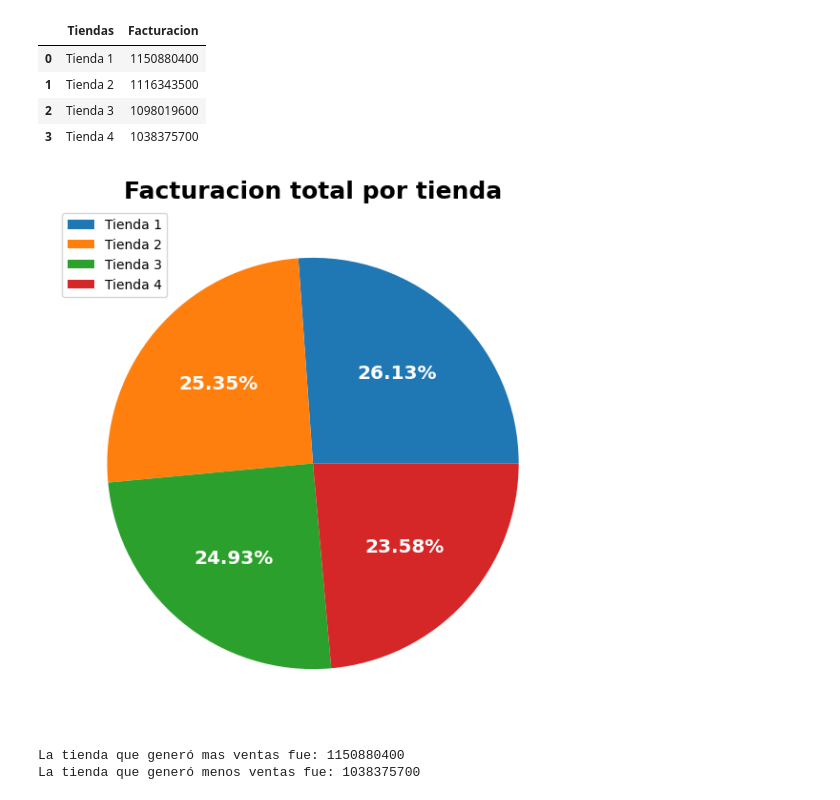
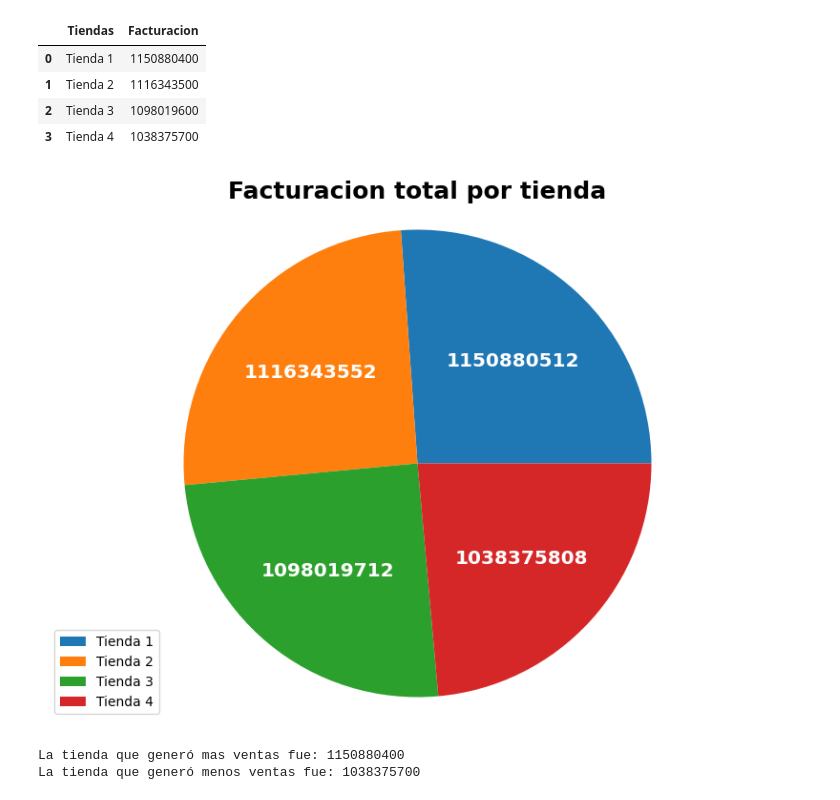
Before and after one commit to nxzK1/challenge-AluraStore, a Jupyter notebook: AluraStoreLatam.ipynb, the cells around one changed output. Drawn from its saved outputs; the diff is of its cells as text; code cells hidden in the pictures.

```diff
--- a/AluraStoreLatam.ipynb
+++ b/AluraStoreLatam.ipynb
@@ -118,18 +118,24 @@ df_facturacion.head()
 | 2 | Tienda 3 | 1098019600 |
 | 3 | Tienda 4 | 1038375700 |
 # %%
+def mostrar_valores(pct, allvals):
+    total = sum(allvals)
+    valor_absoluto = int(round(pct * total / 100.0))
+    return f"{valor_absoluto}"
+
 plt.figure(figsize=(10,7))
 plt.pie(df_facturacion['Facturacion'],
         labels = df_facturacion['Tiendas'].values,
-        autopct= '%.2f%%',
+        autopct=lambda pct: mostrar_valores(pct, facturacion),
         textprops= {'size' : 'x-large',
             'fontweight' : 'bold',
             'color' : 'w'})
 plt.legend()
+plt.axis('equal')
 plt.title('Facturacion total por tienda', fontsize = '18', fontweight = 'bold')
 plt.show()
 # %% [output]
-[figure, old version]
+[figure, new version]
 # %%
 #print(f"La tienda que generó mas ventas fue: {max(facturacion)}")
 #print(f"La tienda que generó menos ventas fue: {min(facturacion)}")
```
Also changed, not shown: parts of 8 cells of this notebook.
